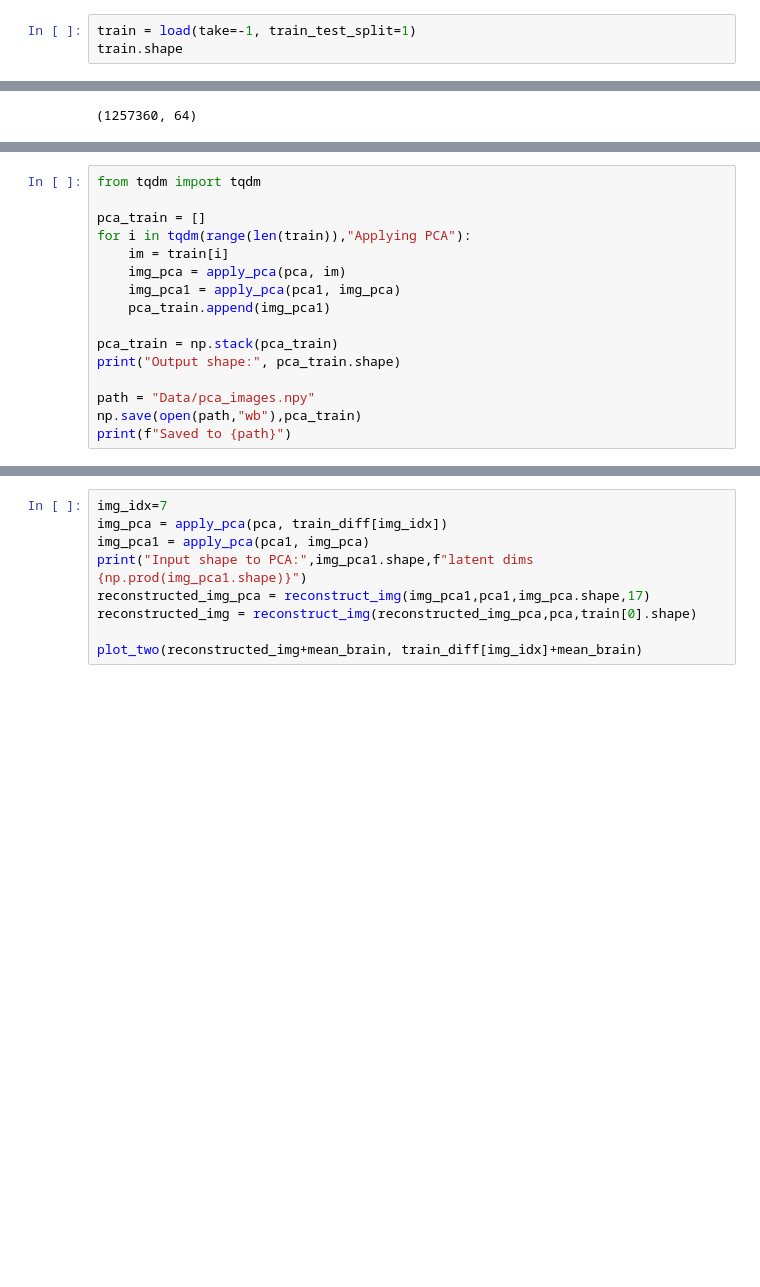
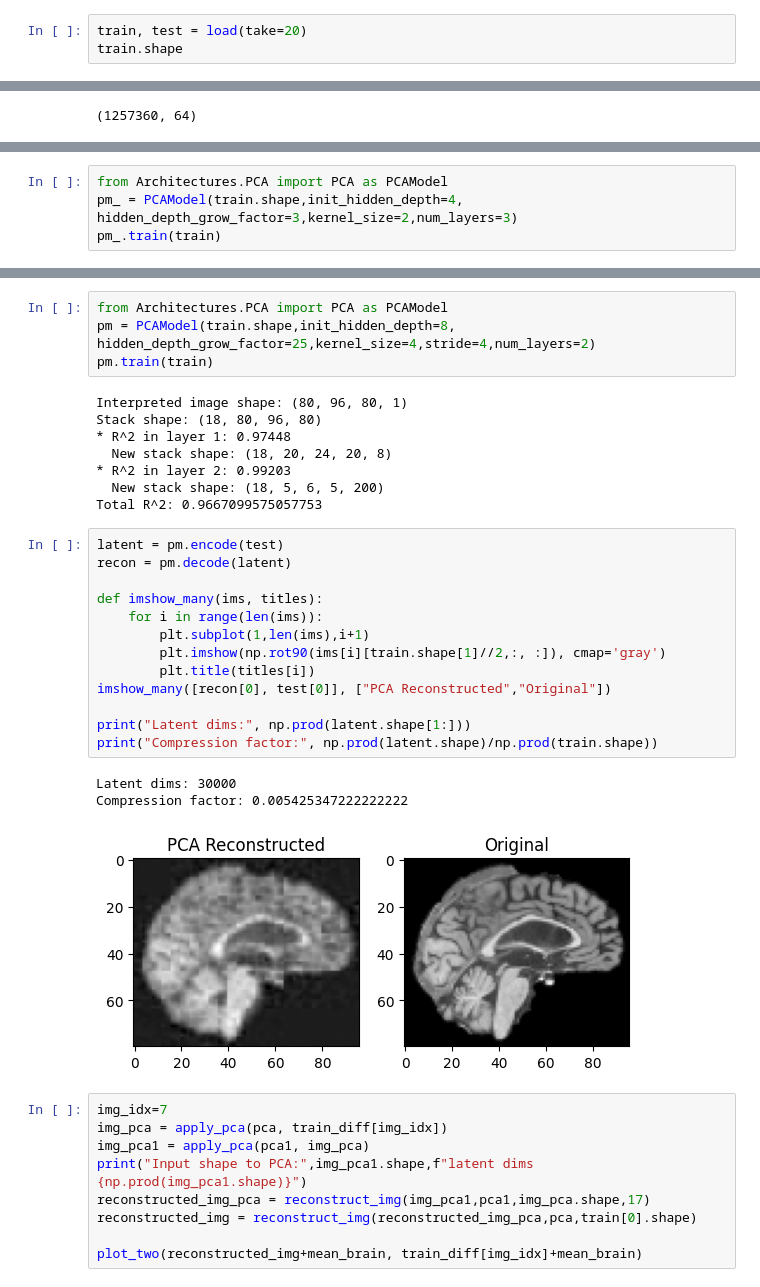
Before and after one commit to Vaakir/unsupervised-deep-learning-bachelor-thesis, a Jupyter notebook: test_pca.ipynb, the cells around one changed output, grey strips where cells are left out. Cells and saved outputs as stored; diff of their text form; blank space fills up the shorter version.

Commit message:
added pca model to architectures

```diff
--- a/test_pca.ipynb
+++ b/test_pca.ipynb
@@ -4,6 +4,6 @@ from Data.load import load
 import numpy as np
 from matplotlib import pyplot as plt
 # %%
-train = load(take=-1, train_test_split=1)
+train, test = load(take=20)
 train.shape
 # %% [output]
@@ -119,16 +33,0 @@ Input shape to PCA: (5, 6, 5, 300) latent dims 45000
-# %%
-from tqdm import tqdm
-
-pca_train = []
-for i in tqdm(range(len(train)),"Applying PCA"):
-    im = train[i]
-    img_pca = apply_pca(pca, im)
-    img_pca1 = apply_pca(pca1, img_pca)
-    pca_train.append(img_pca1)
-
-pca_train = np.stack(pca_train)
-print("Output shape:", pca_train.shape)
-
-path = "Data/pca_images.npy"
-np.save(open(path,"wb"),pca_train)
-print(f"Saved to {path}")
@@ -148,0 +34,4 @@ brains.shape
+# %%
+from Architectures.PCA import PCA as PCAModel
+pm_ = PCAModel(train.shape,init_hidden_depth=4, hidden_depth_grow_factor=3,kernel_size=2,num_layers=3)
+pm_.train(train)
@@ -149,3 +48,32 @@ brains.shape
+# %%
+from Architectures.PCA import PCA as PCAModel
+pm = PCAModel(train.shape,init_hidden_depth=8, hidden_depth_grow_factor=25,kernel_size=4,stride=4,num_layers=2)
+pm.train(train)
+# %% [output]
+Interpreted image shape: (80, 96, 80, 1)
+Stack shape: (18, 80, 96, 80)
+* R^2 in layer 1: 0.97448
+  New stack shape: (18, 20, 24, 20, 8)
+* R^2 in layer 2: 0.99203
+  New stack shape: (18, 5, 6, 5, 200)
+Total R^2: 0.9667099575057753
+# %%
+latent = pm.encode(test)
+recon = pm.decode(latent)
+
+def imshow_many(ims, titles):
+    for i in range(len(ims)):
+        plt.subplot(1,len(ims),i+1)
+        plt.imshow(np.rot90(ims[i][train.shape[1]//2,:, :]), cmap='gray')
+        plt.title(titles[i])
+imshow_many([recon[0], test[0]], ["PCA Reconstructed","Original"])
+
+print("Latent dims:", np.prod(latent.shape[1:]))
+print("Compression factor:", np.prod(latent.shape)/np.prod(train.shape))
+# %% [output]
+Latent dims: 30000
+Compression factor: 0.005425347222222222
+[figure, added]
 # %%
 img_idx=7
 img_pca = apply_pca(pca, train_diff[img_idx])
```
Also changed, not shown: parts of 14 cells of this notebook, 2 other files.
